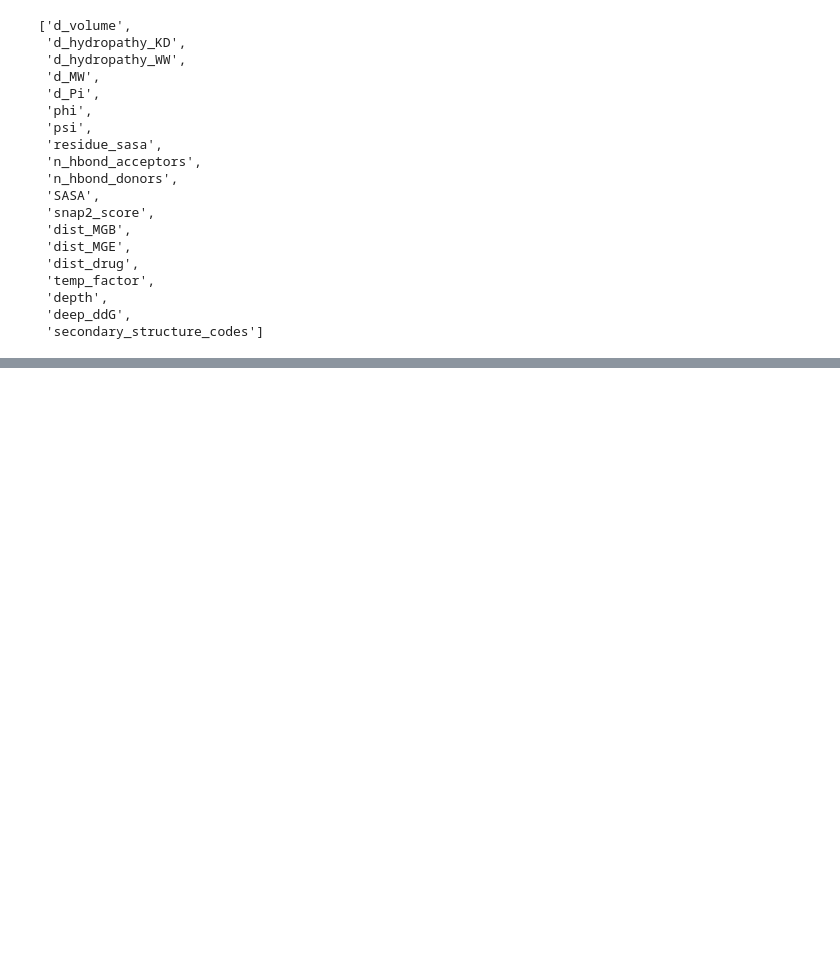
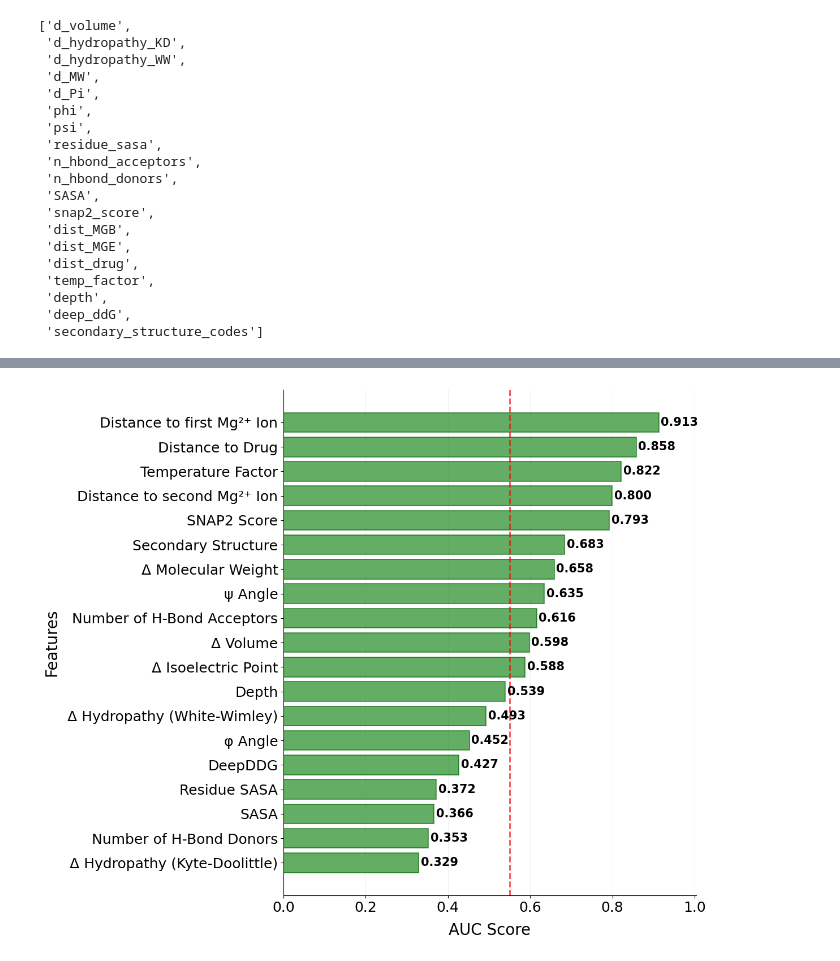
Before and after one commit to viktoria023/thesis-repository, a Jupyter notebook: predict_FQ_resistance/02_Feature_Inspection.ipynb, the cells around one changed output, grey strips where cells are left out. Drawn from its saved outputs; the diff is of its cells as text; code cells hidden in the pictures; blank space fills up the shorter version.

```diff
--- a/predict_FQ_resistance/02_Feature_Inspection.ipynb
+++ b/predict_FQ_resistance/02_Feature_Inspection.ipynb
@@ -291,0 +230,3 @@ df
+# %%
+df.reset_index(drop=True, inplace=True)
+df['feature']
@@ -291,0 +254,51 @@ df
+# %%
+import matplotlib.pyplot as plt
+
+# Create a more polished horizontal bar plot
+fig, ax = plt.subplots(figsize=(12, 10))
+
+# Create the bar plot with better styling
+bars = ax.barh(df.feature, df.auc, color='forestgreen', alpha=0.7, edgecolor='darkgreen', linewidth=1.2)
+
+# Customize the plot
+ax.set_xlabel('AUC Score', fontsize=20, labelpad=10)
+ax.set_ylabel('Features', fontsize=20, labelpad=10)
+# ax.set_title('Individual Feature Performance (AUC Score)\nHigher values indicate better predictive power',
+#              fontsize=18, fontweight='bold', pad=20)
+
+# Add AUC values as text labels on the bars
+for i, (bar, auc_val) in enumerate(zip(bars, df.auc)):
+    ax.text(auc_val + 0.005, bar.get_y() + bar.get_height()/2,
+            f'{auc_val:.3f}', va='center', ha='left', fontsize=15, fontweight='bold')
+
+# Add a vertical line at AUC = 0.55 (performance threshold)
+ax.axvline(x=0.55, color='red', linestyle='--', alpha=0.7, linewidth=2, label='Performance Threshold (AUC = 0.55)')
+
+# Customize grid and spines
+ax.grid(axis='x', alpha=0.3, linestyle='-', linewidth=0.5)
+ax.set_axisbelow(True)
+ax.spines['top'].set_visible(False)
+ax.spines['right'].set_visible(False)
+ax.spines['left'].set_linewidth(0.8)
+ax.spines['bottom'].set_linewidth(0.8)
+
+# Set x-axis limits with some padding
+ax.set_xlim(0, max(df.auc) * 1.1)
+
+# Rotate y-axis labels for better readability
+plt.yticks(rotation=0, fontsize=18)
+plt.xticks(fontsize=18)
+
+# Add legend
+# ax.legend(loc='lower right', fontsize=15)
+
+# Adjust layout to prevent label cutoff
+plt.tight_layout()
+
+# Save the plot as svg
+# plt.savefig('pdf/feature_selection.svg', format='svg', dpi=1200, bbox_inches='tight')
+
+# Display the plot
+plt.show()
+# %% [output]
+[figure, added]
```
Also changed, not shown: parts of 12 cells of this notebook.
